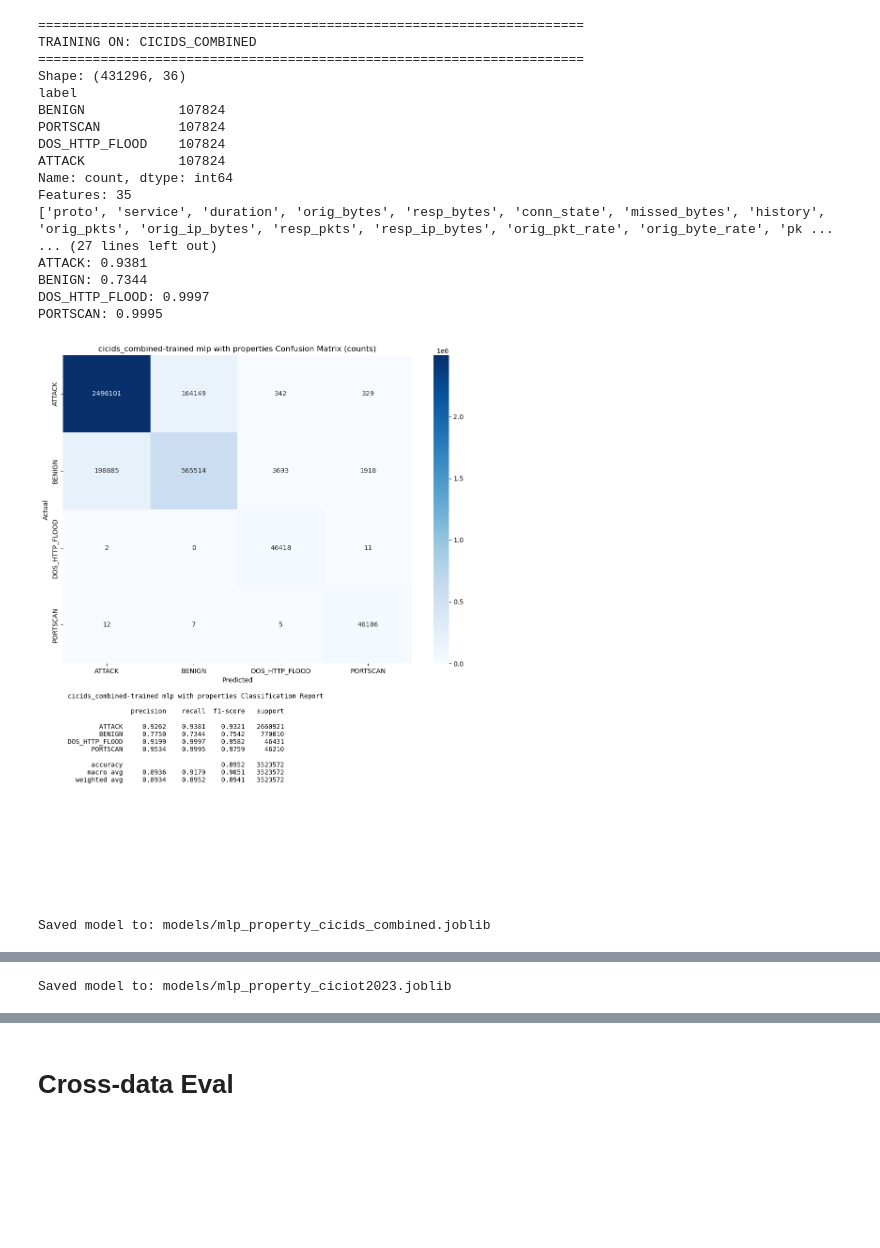
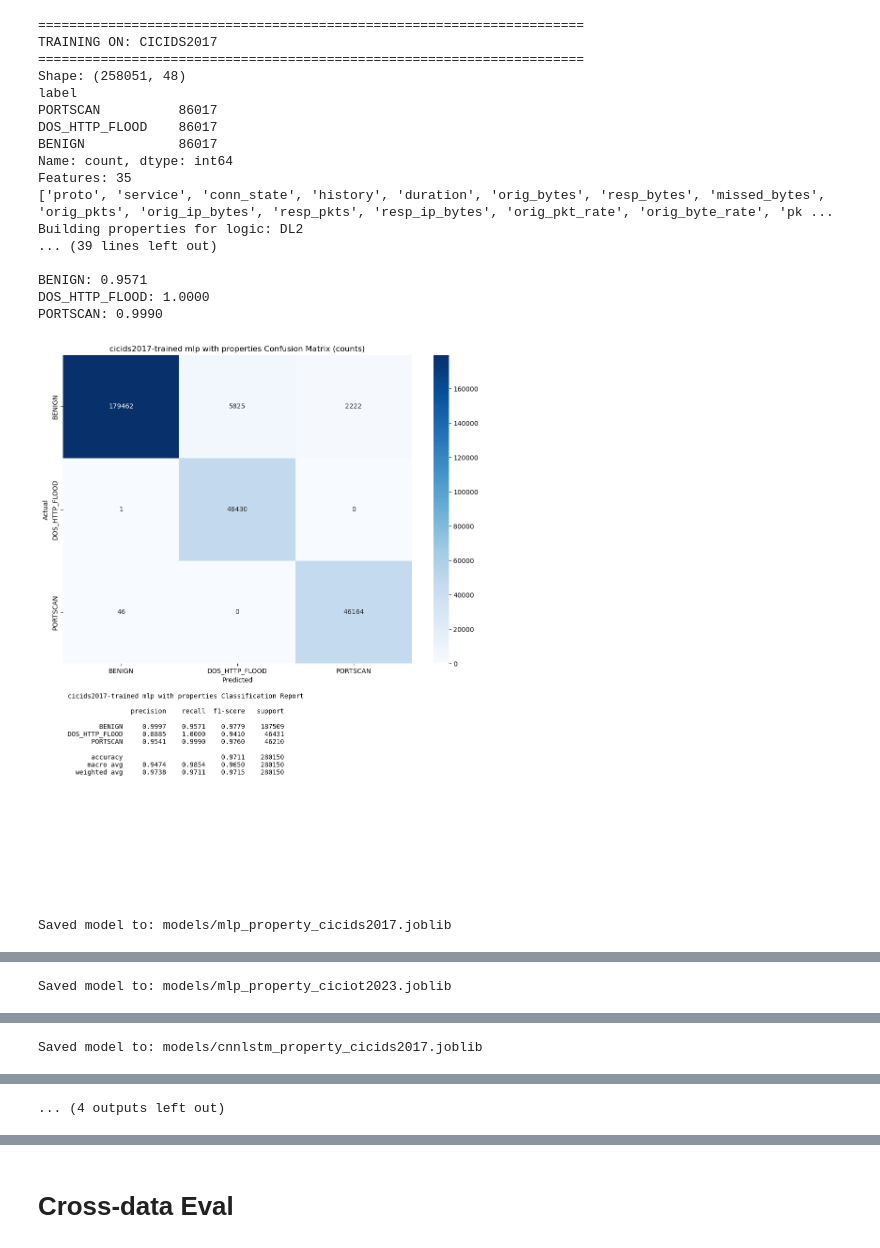
Before and after one commit to ramuld12/Property-based-Neural-Network-Verification, a Jupyter notebook: withProperties/training.ipynb, the cells around one changed output, grey strips where cells are left out. Drawn from its saved outputs; the diff is of its cells as text; code cells hidden in the pictures; blank space fills up the shorter version.

```diff
--- a/withProperties/training.ipynb
+++ b/withProperties/training.ipynb
@@ -25,10 +27,12 @@ import property_driven_ml.logics as pml_logics
 # =========================
 # Define datasets
 # =========================
-df_cicids_combined_train = pd.read_csv("../data/cicids_combined_balanced_train.tsv", on_bad_lines="skip", delimiter="\t")
-df_cicids_combined_test = pd.read_csv("../data/cicids_combined_test.tsv", on_bad_lines="skip", delimiter="\t")
-df_ciciot2023_train = pd.read_csv("../data/ciciot2023_balanced_train.tsv", on_bad_lines="skip", delimiter="\t")
-df_ciciot2023_test = pd.read_csv("../data/ciciot2023_test.tsv", on_bad_lines="skip", delimiter="\t")
+# df_cicids_combined_train = pd.read_csv("../data/cicids_combined_balanced_train.tsv", on_bad_lines="skip", delimiter="\t")
+# df_cicids_combined_test = pd.read_csv("../data/cicids_combined_test.tsv", on_bad_lines="skip", delimiter="\t")
+# df_ciciot2023_train = pd.read_csv("../data/ciciot2023_balanced_train.tsv", on_bad_lines="skip", delimiter="\t")
+# df_ciciot2023_test = pd.read_csv("../data/ciciot2023_test.tsv", on_bad_lines="skip", delimiter="\t")
 
-device = torch.device("cuda" if torch.cuda.is_available() else "cpu")
-print("Device:", device)
+df_cicids2017_train = pd.read_csv("cicids2017_preprocessed_with_properties_train_balanced.tsv", on_bad_lines="skip", delimiter="\t")
+df_cicids2017_test = pd.read_csv("cicids2017_preprocessed_with_properties_test.tsv", on_bad_lines="skip", delimiter="\t")
+df_ciciot2023_train = pd.read_csv("ciciot2023_preprocessed_with_properties_train_balanced.tsv", on_bad_lines="skip", delimiter="\t")
+df_ciciot2023_test = pd.read_csv("ciciot2023_preprocessed_with_properties_test.tsv", on_bad_lines="skip", delimiter="\t")
@@ -37,16 +44,16 @@ Device: cuda
 # %%
-TARGET_LABELS = ["BENIGN", "PORTSCAN", "DOS_HTTP_FLOOD", "ATTACK"]
+TARGET_LABELS = ["BENIGN", "PORTSCAN", "DOS_HTTP_FLOOD"]
 MODEL_TYPES = [
     "mlp",
-    # "cnnlstm"
+    "cnnlstm"
 ]
 BATCH_SIZE = 256
-NUM_EPOCHS = 5
+NUM_EPOCHS = 20
 LEARNING_RATE = 1e-3
 LAMBDA_PROP = 0.3
 WINDOW_SECONDS = 5.0
 # %%
-df_cicids_combined_train_filtered = filter_labels(df_cicids_combined_train, TARGET_LABELS)
-df_cicids_combined_test_filtered = filter_labels(df_cicids_combined_test, TARGET_LABELS)
+df_cicids2017_train_filtered = filter_labels(df_cicids2017_train, TARGET_LABELS)
+df_cicids2017_test_filtered = filter_labels(df_cicids2017_test, TARGET_LABELS)
 df_ciciot2023_train_filtered = filter_labels(df_ciciot2023_train, TARGET_LABELS)
 df_ciciot2023_test_filtered = filter_labels(df_ciciot2023_test, TARGET_LABELS)
@@ -53,8 +109,8 @@ df_ciciot2023_test_filtered = filter_labels(df_ciciot2023_test, TARGET_LABELS)
 # %%
 DATASETS = {
-    "cicids_combined": {
-        "data_train": df_cicids_combined_train_filtered,
-        "data_test": df_cicids_combined_test_filtered
+    "cicids2017": {
+        "data_train": df_cicids2017_train_filtered,
+        "data_test": df_cicids2017_test_filtered
     },
     "ciciot2023": {
         "data_train": df_ciciot2023_train_filtered,
@@ -62,9 +118,6 @@ DATASETS = {
     },
 }
 # %%
-from datetime import date
-
-
 for MODEL_TYPE in MODEL_TYPES:
     for dataset_name, dataset_config in DATASETS.items():
         print("\n" + "=" * 70)
@@ -100,7 +153,7 @@ for MODEL_TYPE in MODEL_TYPES:
             X_train_bal[categorical_cols] = ordinal_encoder.fit_transform(X_train_bal[categorical_cols])
             X_test_local[categorical_cols] = ordinal_encoder.transform(X_test_local[categorical_cols])
 
-        binary_cols = [c for c in ["valid_tcp_handshake_feature", "is_udp", "is_http"] if c in feature_cols]
+        binary_cols = [c for c in PROPERTY_BOOLEAN_FEATURES if c in feature_cols]
         continuous_cols = [c for c in feature_cols if c not in binary_cols]
 
         X_train_scaled_df = X_train_bal.copy()
@@ -108,9 +161,12 @@ for MODEL_TYPE in MODEL_TYPES:
 
         scaler = StandardScaler()
 
-        # Fit on ALL features
-        X_train_scaled_df[feature_cols] = scaler.fit_transform(X_train_bal[feature_cols])
-        X_test_scaled_df[feature_cols] = scaler.transform(X_test_local[feature_cols])
+        if len(continuous_cols) > 0:
+            X_train_scaled_df[continuous_cols] = scaler.fit_transform(X_train_bal[continuous_cols])
+            X_test_scaled_df[continuous_cols] = scaler.transform(X_test_local[continuous_cols])
+
+        X_train_scaled = X_train_scaled_df[feature_cols].values
+        X_test_scaled = X_test_scaled_df[feature_cols].values
 
         # Restore binary columns to original 0/1 values
         for col in binary_cols:
@@ -240,44 +296,44 @@ for MODEL_TYPE in MODEL_TYPES:
         joblib.dump(
             {
                 "model": model.cpu(),
                 "ordinal_encoder": ordinal_encoder,
                 "scaler": scaler,
                 "label_encoder": label_encoder,
                 "features": feature_cols,
                 "categorical_cols": list(categorical_cols),
             },
             save_path,
         )
 
         print(f"\nSaved model to: {save_path}")
 
         history_df = pd.DataFrame(history)
         plt.figure(figsize=(7, 4))
         plt.plot(history_df["epoch"], history_df["pred_loss"], label="Prediction loss")
         plt.plot(history_df["epoch"], history_df["prop_loss"], label="Property loss")
         plt.xlabel("Epoch")
         plt.ylabel("Loss")
         plt.title(f"Training losses - {dataset_name}")
         plt.legend()
         plt.tight_layout()
         plt.show()
 # %% [output]
 ======================================================================
-TRAINING ON: CICIDS_COMBINED
+TRAINING ON: CICIDS2017
 ======================================================================
-Shape: (431296, 36)
+Shape: (258051, 48)
 label
-BENIGN            107824
-PORTSCAN          107824
-DOS_HTTP_FLOOD    107824
-ATTACK            107824
+PORTSCAN          86017
+DOS_HTTP_FLOOD    86017
+BENIGN            86017
 Name: count, dtype: int64
 Features: 35
-['proto', 'service', 'duration', 'orig_bytes', 'resp_bytes', 'conn_state', 'missed_bytes', 'history', 'orig_pkts', 'orig_ip_bytes', 'resp_pkts', 'resp_ip_bytes', 'orig_pkt_rate', 'orig_byte_rate', 'pk ...
-... (27 lines left out)
-ATTACK: 0.9381
-BENIGN: 0.7344
-DOS_HTTP_FLOOD: 0.9997
-PORTSCAN: 0.9995
+['proto', 'service', 'conn_state', 'history', 'duration', 'orig_bytes', 'resp_bytes', 'missed_bytes', 'orig_pkts', 'orig_ip_bytes', 'resp_pkts', 'resp_ip_bytes', 'orig_pkt_rate', 'orig_byte_rate', 'pk ...
+Building properties for logic: DL2
+... (39 lines left out)
+
+BENIGN: 0.9571
+DOS_HTTP_FLOOD: 1.0000
+PORTSCAN: 0.9990
-[figure, old version]
+[figure, new version]
-Saved model to: models/mlp_property_cicids_combined.joblib
+Saved model to: models/mlp_property_cicids2017.joblib
@@ -304,0 +379 @@ Saved model to: models/mlp_property_ciciot2023.joblib
+Saved model to: models/cnnlstm_property_cicids2017.joblib
@@ -304,0 +381 @@ Saved model to: models/mlp_property_ciciot2023.joblib
+... (4 outputs left out)
```
Also changed, not shown: parts of 11 cells of this notebook, 48 other files.
